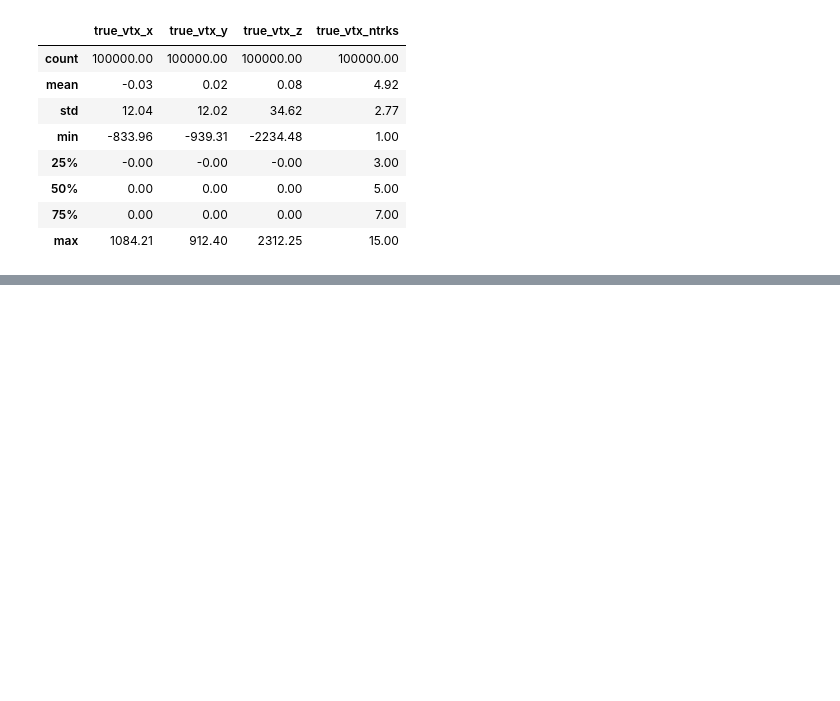
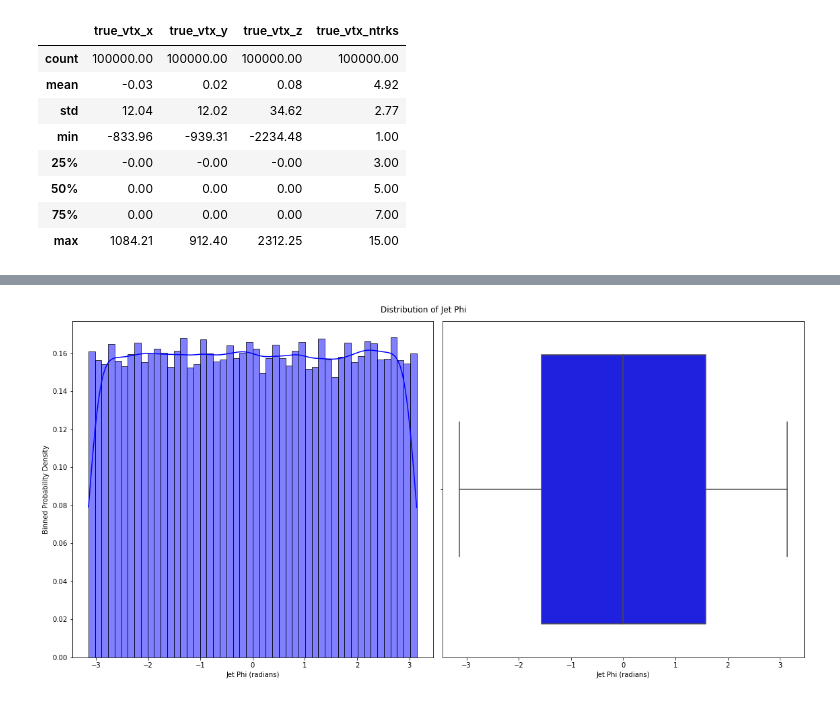
Before and after one commit to JJBarnes/SVertex, a Jupyter notebook: EDA.ipynb, the cells around one changed output, grey strips where cells are left out. Saved outputs shown, nothing was run; the diff lists cells and outputs as text; code cells hidden in the pictures; blank space fills up the shorter version.

```diff
--- a/EDA.ipynb
+++ b/EDA.ipynb
@@ -378,0 +430,12 @@ hadrons_df.describe().apply(lambda x: x.round(2))
+# %%
+fig, ax = plt.subplots(1,2, figsize=(16,8))
+sns.histplot(jets_df["jet_phi"], ax = ax[0], stat = "density", bins = 50, color = 'blue', kde = True)
+#binneddensitysub(jets_df["jet_phi"], binning = fixedbinning(-4,4,100), ax = ax[0], xlabel = "Jet Phi (rad)", color = 'blue')
+sns.boxplot(jets_df["jet_phi"], ax = ax[1], color = 'blue')
+ax[0].set(xlabel = "Jet Phi (radians)", ylabel = "Binned Probability Density")
+ax[1].set(xlabel = "Jet Phi (radians)")
+plt.suptitle("Distribution of Jet Phi")
+plt.tight_layout()
+plt.show()
+# %% [output]
+[figure, added]
```
Also changed, not shown: parts of 17 cells of this notebook.
